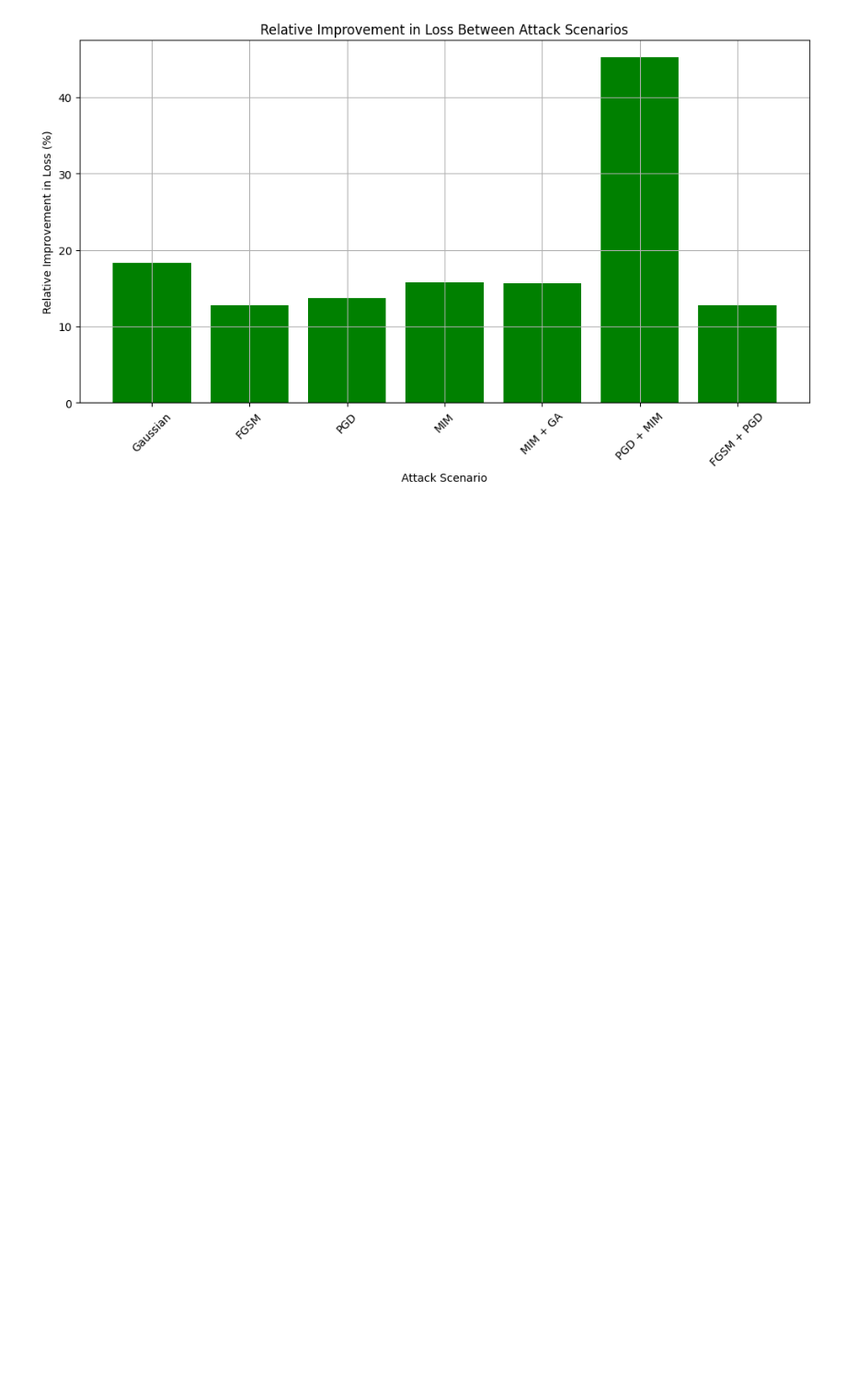
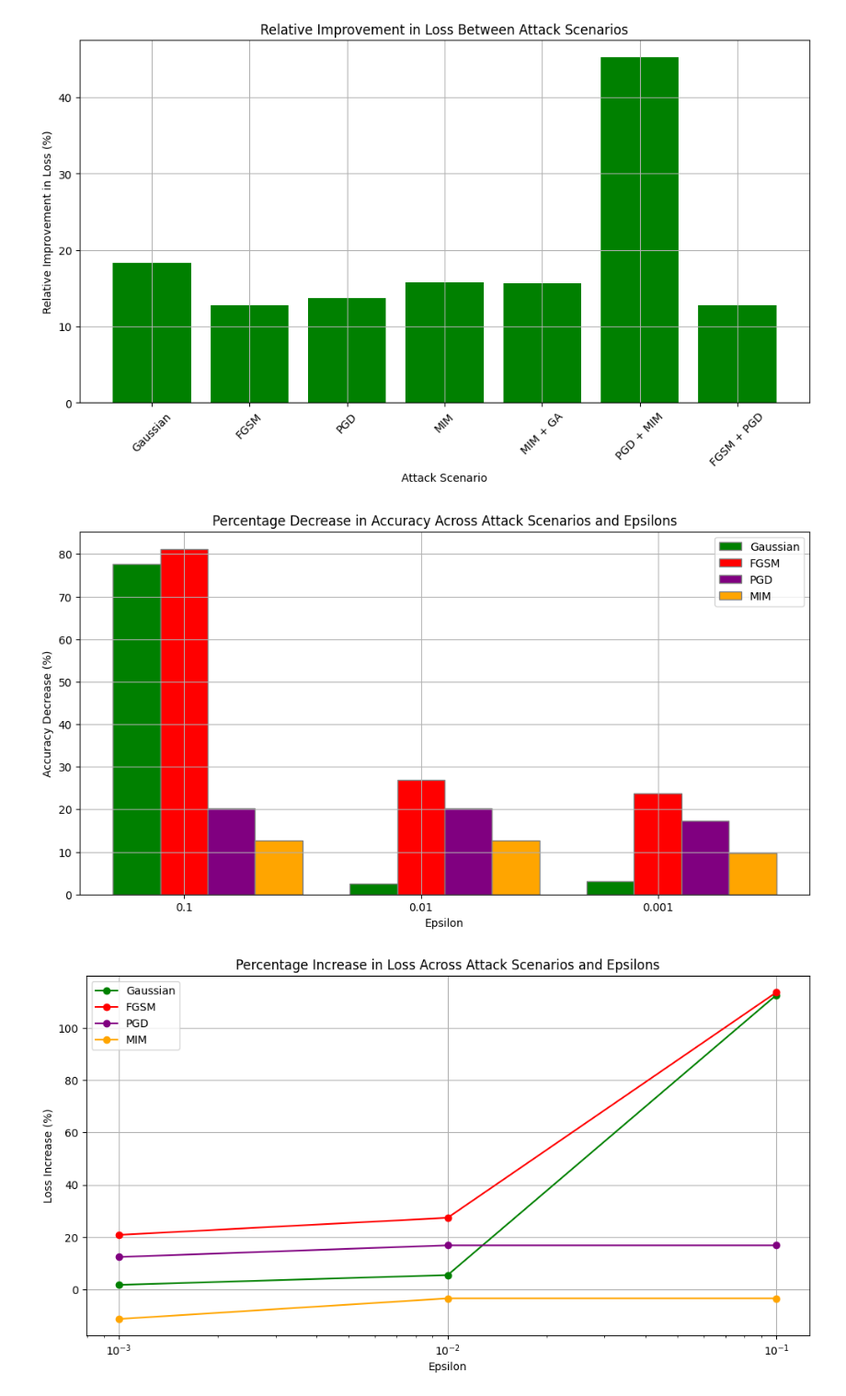
Before and after one commit to saifaldin14/AdversarialAttack3DCNN, a Jupyter notebook: 3DProject.ipynb, the cells around one changed output. Shown at 92% size. Cells and saved outputs as stored; diff of their text form; code cells hidden in the pictures; blank space fills up the shorter version.

```diff
--- a/3DProject.ipynb
+++ b/3DProject.ipynb
@@ -1749,3 +1749,72 @@ plt.show()
 # %% [output]
 [figure]
 [figure]
+# %%
+import matplotlib.pyplot as plt
+
+epsilons = [0.1, 0.01, 0.001]
+
+ga_acc = [acc for _, acc in ga_eval_vars]
+fgsm_acc = [acc for _, acc in fgsm_eval_vars]
+pgd_acc = [acc for _, acc in pdg_eval_vars]
+mim_acc = [acc for _, acc in mim_eval_vars]
+
+baseline_acc = no_patch_test_acc
+
+# Calculate percentage decrease in accuracy for each attack scenario
+ga_acc_decrease = [(baseline_acc - acc) / baseline_acc * 100 for acc in ga_acc]
+fgsm_acc_decrease = [(baseline_acc - acc) / baseline_acc * 100 for acc in fgsm_acc]
+pgd_acc_decrease = [(baseline_acc - acc) / baseline_acc * 100 for acc in pgd_acc]
+mim_acc_decrease = [(baseline_acc - acc) / baseline_acc * 100 for acc in mim_acc]
+
+# Bar Chart: Percentage Decrease in Accuracy Across Attack Scenarios and Epsilons
+plt.figure(figsize=(12, 6))
+bar_width = 0.2
+r1 = range(len(epsilons))
+r2 = [x + bar_width for x in r1]
+r3 = [x + bar_width for x in r2]
+r4 = [x + bar_width for x in r3]
+
+plt.bar(r1, ga_acc_decrease, color='green', width=bar_width, edgecolor='grey', label='Gaussian')
+plt.bar(r2, fgsm_acc_decrease, color='red', width=bar_width, edgecolor='grey', label='FGSM')
+plt.bar(r3, pgd_acc_decrease, color='purple', width=bar_width, edgecolor='grey', label='PGD')
+plt.bar(r4, mim_acc_decrease, color='orange', width=bar_width, edgecolor='grey', label='MIM')
+
+plt.title('Percentage Decrease in Accuracy Across Attack Scenarios and Epsilons')
+plt.xlabel('Epsilon')
+plt.ylabel('Accuracy Decrease (%)')
+plt.xticks([r + bar_width for r in range(len(epsilons))], epsilons)
+plt.legend()
+plt.grid(True)
+plt.show()
+
+ga_loss = [loss for loss, _ in ga_eval_vars]
+fgsm_loss = [loss for loss, _ in fgsm_eval_vars]
+pgd_loss = [loss for loss, _ in pdg_eval_vars]
+mim_loss = [loss for loss, _ in mim_eval_vars]
+
+baseline_loss = no_patch_test_loss
+
+# Calculate percentage increase in loss for each attack scenario
+ga_loss_increase = [(loss - baseline_loss) / baseline_loss * 100 for loss in ga_loss]
+fgsm_loss_increase = [(loss - baseline_loss) / baseline_loss * 100 for loss in fgsm_loss]
+pgd_loss_increase = [(loss - baseline_loss) / baseline_loss * 100 for loss in pgd_loss]
+mim_loss_increase = [(loss - baseline_loss) / baseline_loss * 100 for loss in mim_loss]
+
+# Line Chart: Percentage Increase in Loss Across Attack Scenarios and Epsilons
+plt.figure(figsize=(12, 6))
+plt.plot(epsilons, ga_loss_increase, label='Gaussian', marker='o', linestyle='-', color='green')
+plt.plot(epsilons, fgsm_loss_increase, label='FGSM', marker='o', linestyle='-', color='red')
+plt.plot(epsilons, pgd_loss_increase, label='PGD', marker='o', linestyle='-', color='purple')
+plt.plot(epsilons, mim_loss_increase, label='MIM', marker='o', linestyle='-', color='orange')
+
+plt.title('Percentage Increase in Loss Across Attack Scenarios and Epsilons')
+plt.xlabel('Epsilon')
+plt.ylabel('Loss Increase (%)')
+plt.xscale('log')
+plt.legend()
+plt.grid(True)
+plt.show()
+# %% [output]
+[figure, added]
+[figure, added]
```
